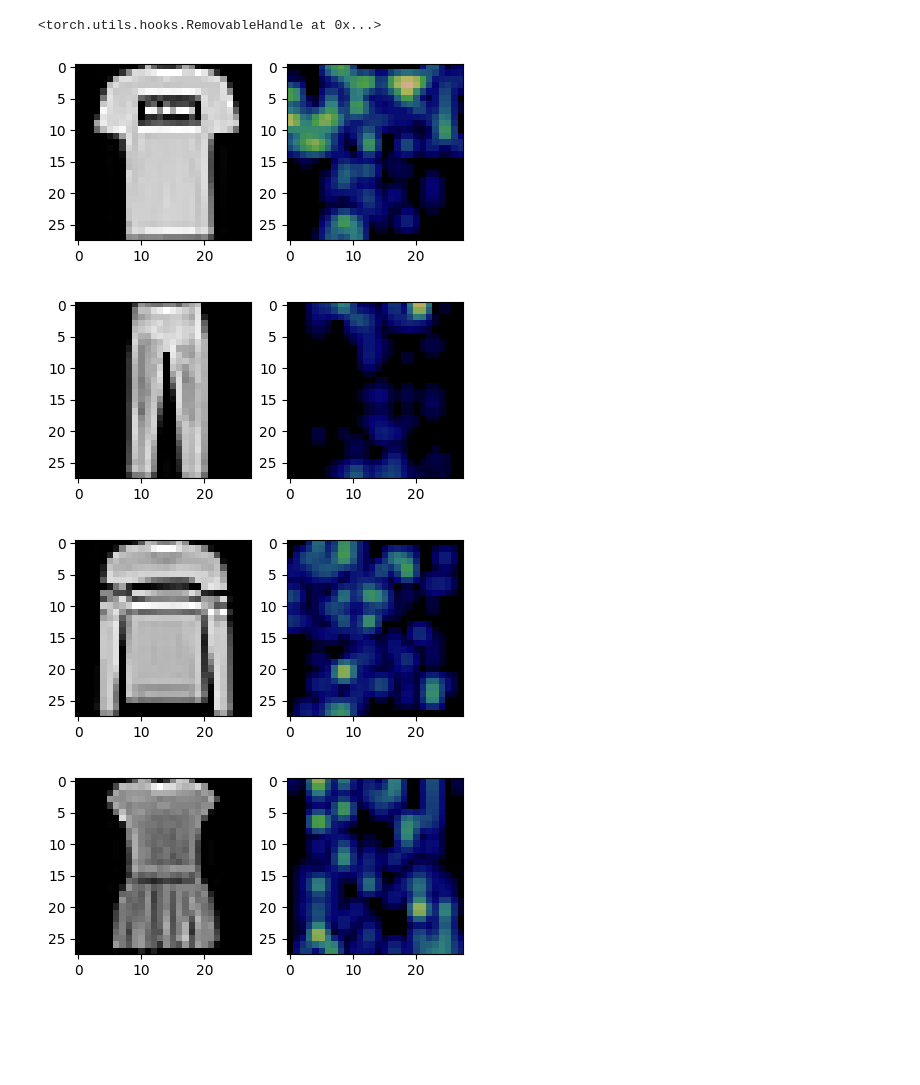
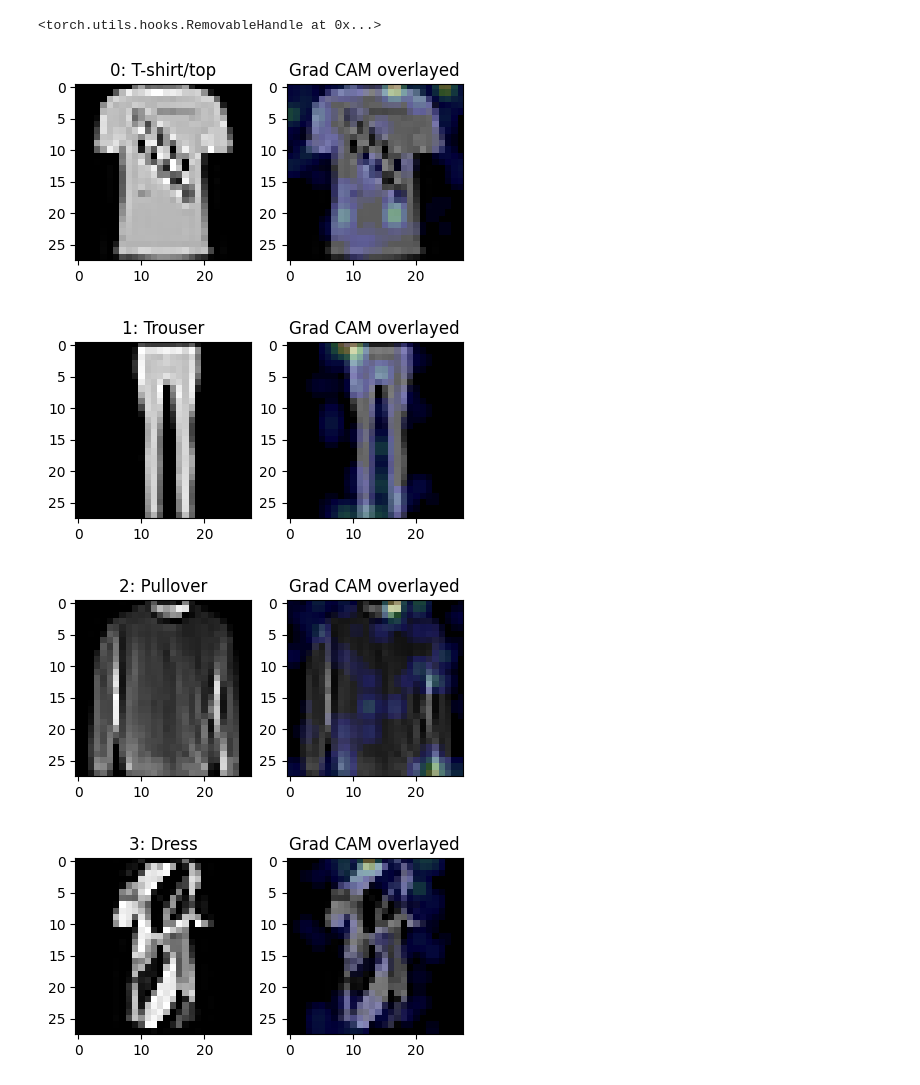
Before and after one commit to michaeljakober/FTP_DeLearn, a Jupyter notebook: Week07/grad_cam_cnn.ipynb, the cells around one changed output. Cells and saved outputs as stored; diff of their text form; code cells hidden in the pictures; blank space fills up the shorter version.

```diff
--- a/Week07/grad_cam_cnn.ipynb
+++ b/Week07/grad_cam_cnn.ipynb
@@ -120,7 +121,7 @@ Estimated Total Size (MB): 1.78
 n_epochs = 10
 
 loss_fn = nn.CrossEntropyLoss()
-optimizer = torch.optim.Adam(cnn.parameters(), lr=0.001)
+optimizer = torch.optim.Adam(cnn.parameters(), lr=0.003)
 
 train_accs = []
 train_losses = []
@@ -183,10 +184,8 @@ for i, epoch in tqdm(enumerate(range(n_epochs)), desc="Epoch"):
         train_accs.append(acc)
         val_accs.append(acc_val)
         print(f"Epoch {i}")
-        print(f"Training loss       : {cost:.3f}")
-        print(f"Training Accuracy   : {acc:.3f}")
-        print(f"Validation loss     : {cost_val:.3f}")
-        print(f"Validation Accuracy : {acc_val:.3f}")
+        print(f"Train --> Loss : {cost:.3f}, Acc: {acc:.3f}")
+        print(f"Val   --> Loss : {cost_val:.3f}, Acc: {acc_val:.3f}")
     print("----------------------------------------")
 # %% [output]
 Epoch 0
@@ -308,17 +287,22 @@ def plot_grad_cam(model, img, c, layer):
     plt.figure(1, figsize=(5, 5))
     plt.subplot2grid((1, 2), (0, 0))
     plt.imshow(img, cmap='gray')
+    plt.title(f'{c}: {training_data.classes[c]}')
     plt.subplot2grid((1, 2), (0, 1))
-    plt.imshow(PIL.Image.open('result.png'))
+    plt.imshow(img, cmap='gray')
+    plt.imshow(PIL.Image.open('result.png'), alpha=0.5)
+    plt.title('Grad CAM overlayed')
     plt.show()
 # %%
 for i in range(10):
-    img = training_data.data[training_data.targets == i][0]
+    data = training_data.data[training_data.targets == i]
+    size = len(data)
+    img = data[random.randint(0, size - 1)]
     # convert to float
     img = img.to(torch.float32)
     plot_grad_cam(cnn, img, i, last_relu)
 # %% [output]
-[figure, old version]
+[figure, new version]
-[figure, old version]
+[figure, new version]
-[figure, old version]
+[figure, new version]
-[figure, old version]
+[figure, new version]
```
Also changed, not shown: parts of 3 cells of this notebook.
